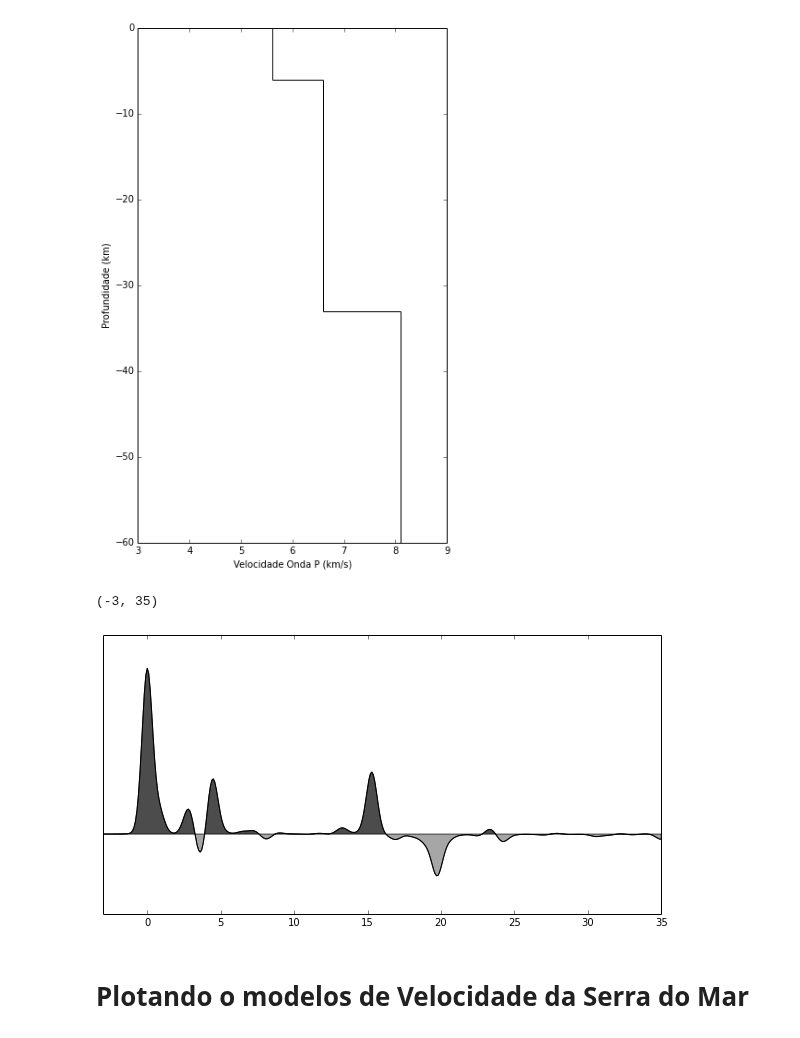
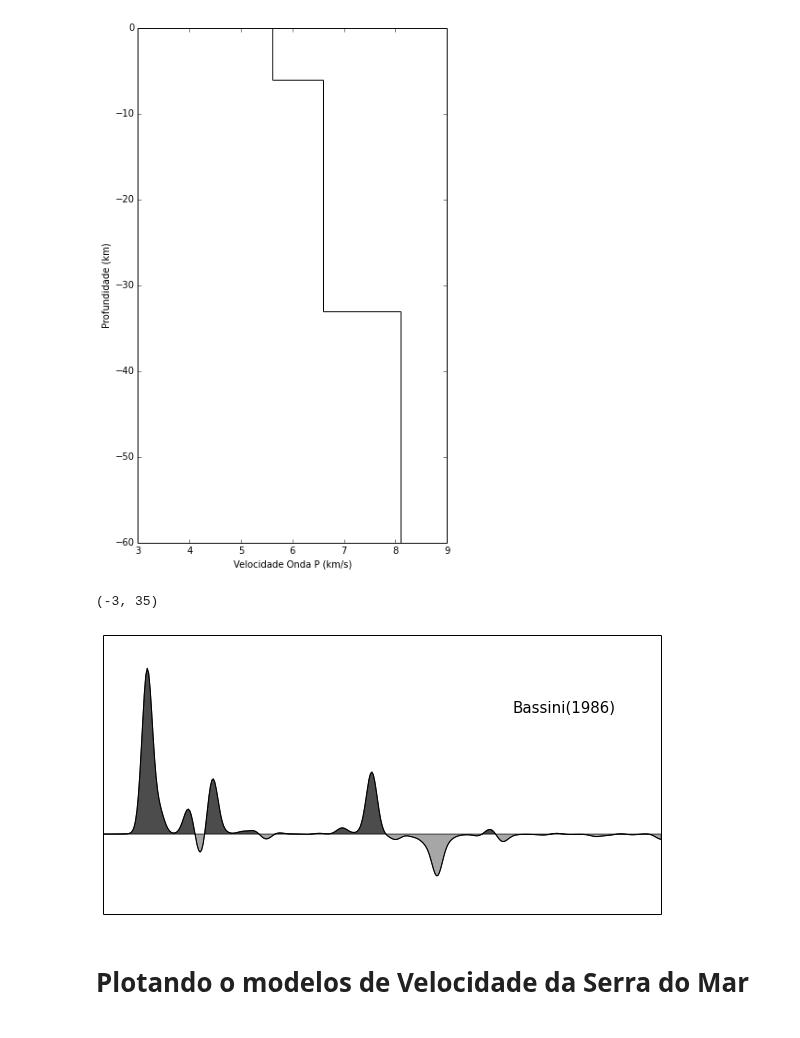
Before and after one commit to dIOGOLOC/projeto_mestrado, a Jupyter notebook: modelagem.ipynb, the cells around one changed output. Drawn from its saved outputs; the diff is of its cells as text; code cells hidden in the pictures.

```diff
--- a/modelagem.ipynb
+++ b/modelagem.ipynb
@@ -44,13 +45,15 @@ plt.ylabel('Profundidade (km)')
 # %%
 plt.figure(figsize=(10,5))
 plt.plot(b.times()-5,b.data,'k',linewidth=1)
 plt.fill_between(b.times()-5,b.data,0,where=b.data>=0,facecolor='black',alpha=0.7, interpolate=True)
 plt.fill_between(b.times()-5,b.data,0,where=b.data<=0, facecolor='gray',alpha=0.7, interpolate=True)
+plt.text(25,max(f.data)-0.1,'Bassini(1986)',fontsize=15)
 plt.yticks([])
+plt.xticks([])
 plt.xlim(-3,35)
 # %% [output]
 (-3, 35)
-[figure, old version]
+[figure, new version]
 # %% [markdown]
 <h1>Plotando o modelos de Velocidade da Serra do Mar</h1>
 # %%
```
Also changed, not shown: parts of 6 cells of this notebook.
